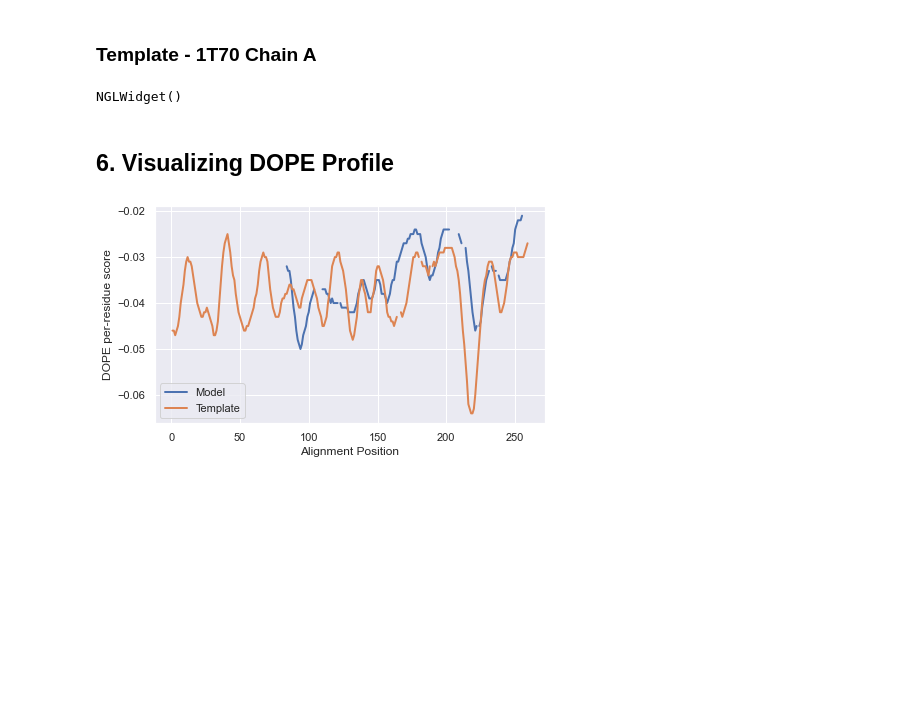
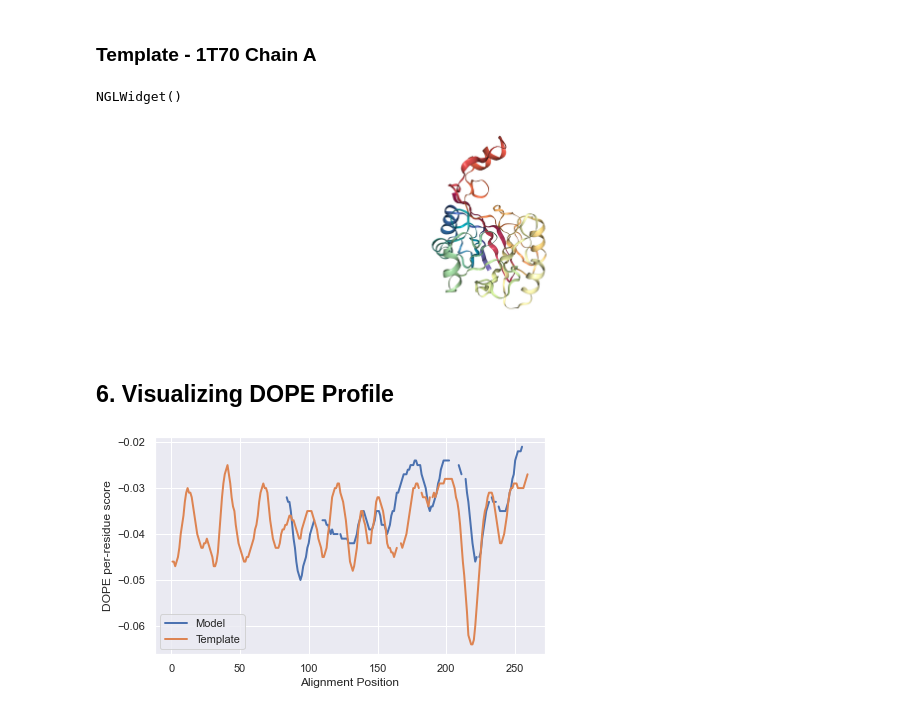
Before and after one commit to shivChitinous/Modeller, a Jupyter notebook: NSP4_structure.ipynb, the cells around one changed output. Cells and saved outputs as stored; diff of their text form; code cells hidden in the pictures; blank space fills up the shorter version.

```diff
--- a/NSP4_structure.ipynb
+++ b/NSP4_structure.ipynb
@@ -208,3 +208,7 @@ NGLWidget()
+# %%
+tmp_v._display_image()
+# %% [output]
+[figure, added]
 # %% [markdown]
 ## 6. Visualizing DOPE Profile
 # %%
```
Also changed, not shown: parts of 7 cells of this notebook.
